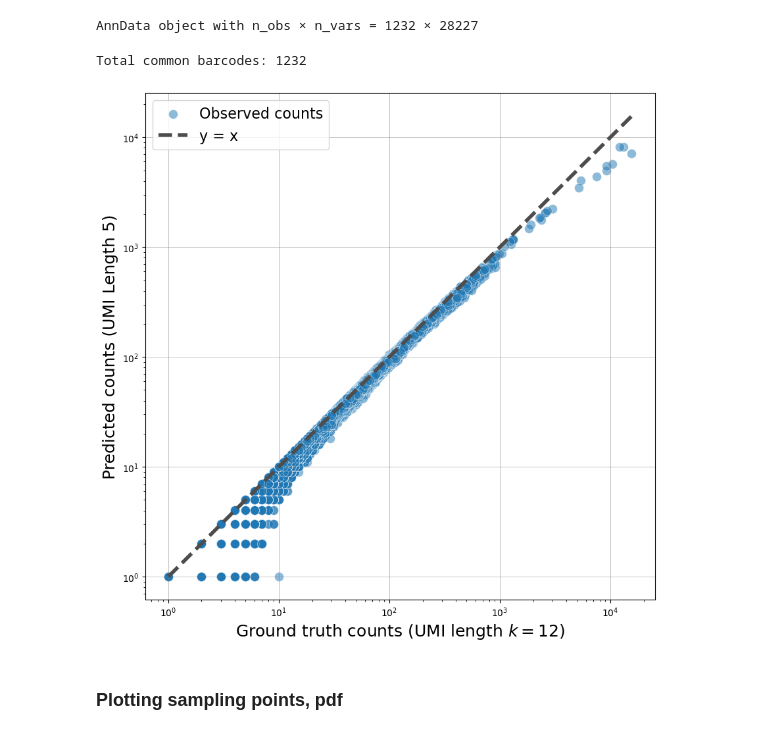
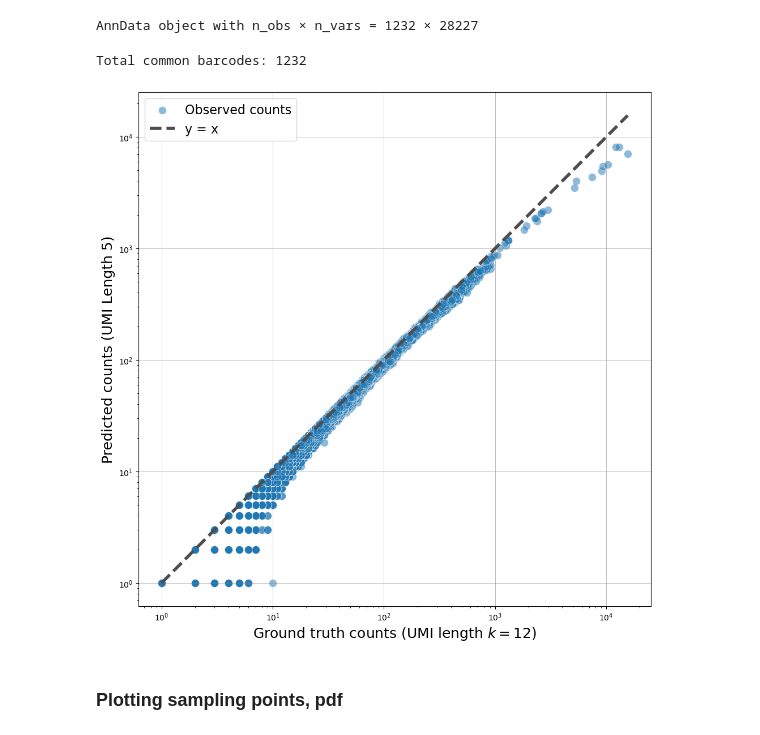
Before and after one commit to agdylan/minimal_UMIs, a Jupyter notebook: figures_ur/manuscript_figures_notebook.ipynb, the cells around one changed output. Drawn from its saved outputs; the diff is of its cells as text; code cells hidden in the pictures.

Commit message:
figures

```diff
--- a/figures_ur/manuscript_figures_notebook.ipynb
+++ b/figures_ur/manuscript_figures_notebook.ipynb
@@ -457,34 +457,35 @@ plt.scatter(
     label='Observed counts'
 )
 
 # Adding the identity line
 max_val = max(all_gene_counts1.max(), all_gene_counts2.max())
 plt.plot([1, max_val], [1, max_val], linestyle='--', color='#4D4D4D', linewidth=4, label='y = x')
 
 # Calculate function values for plotting
 n_values = np.logspace(0, 4.5, 200)
 f_n_4j = f(n_values, j)
 
 # Log scale for both axes
 plt.xscale('log')
 plt.yscale('log')
 
 ymin, ymax = plt.ylim()
 plt.ylim(0, ymax)
 plt.xlim(0, ymax)
 
 # Labels and legend
 plt.xlabel(r"Ground truth counts (UMI length $k=12$)", fontsize=18)
 plt.ylabel(f'Predicted counts (UMI Length {j})', fontsize=18)
 plt.grid(True, linestyle='-', linewidth=0.5, color='gray', alpha=0.7)
 plt.legend(loc="upper left",fontsize=16)  # Or any other position
+plt.tight_layout()
 
 save_dir = "/data/dagyeman/cellranger/bam_file_analysis/figures_ur/manuscript_figures"
 plt.savefig(f"{save_dir}/inverted_UMI_12_vs_{j}_all_cells.jpg", format='jpg', dpi=300)
 plt.show()
 # %% [output]
 Total common barcodes: 1232
-[figure, old version]
+[figure, new version]
 # %% [markdown]
 ### Plotting sampling points, pdf
 # %%
```
Also changed, not shown: parts of 1 cell of this notebook, 1 other file.
